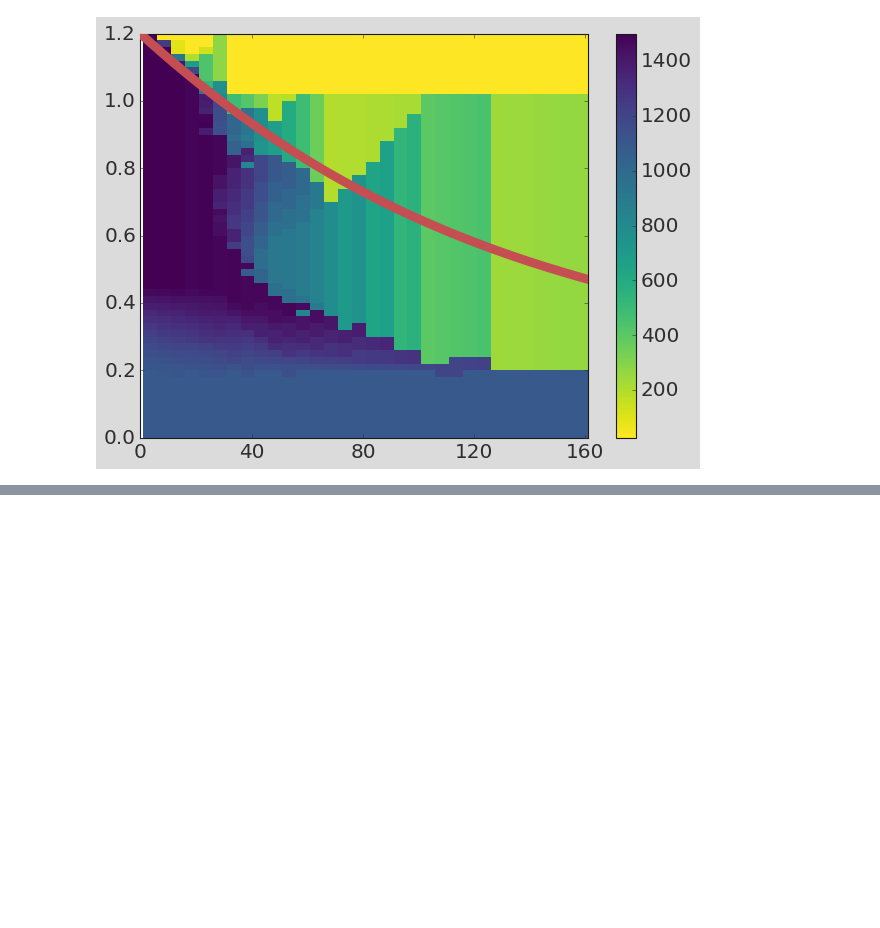
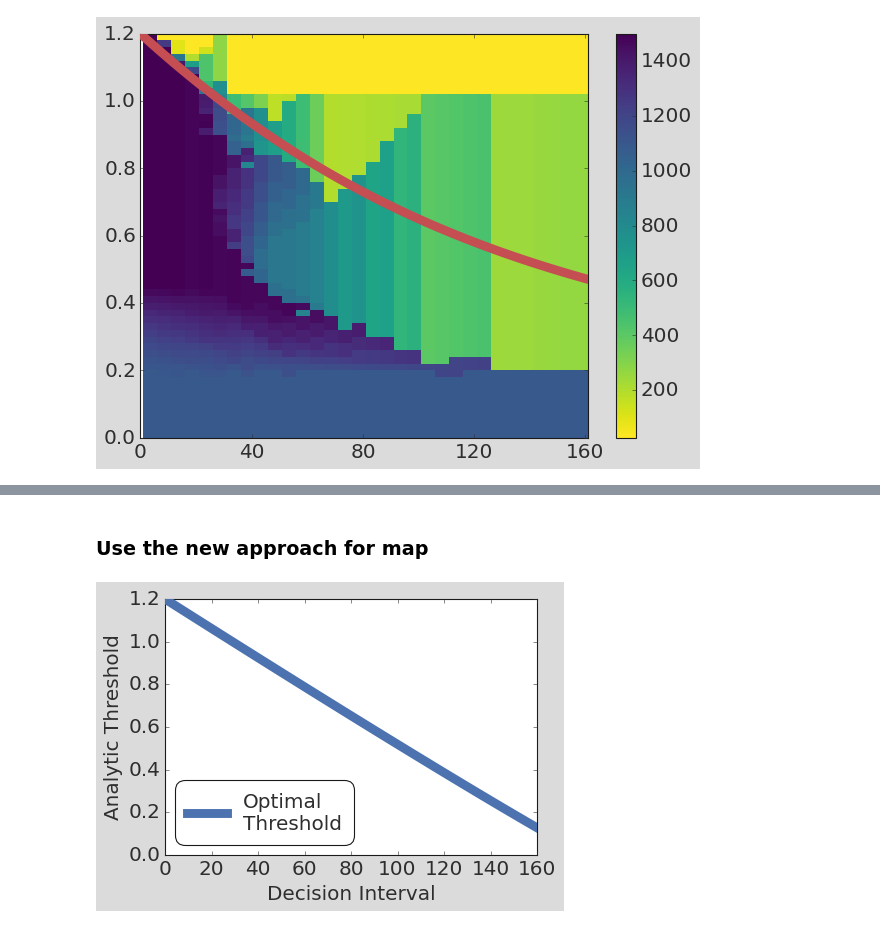
Before and after one commit to KCGallagher/AT_Model_Comparison, a Jupyter notebook: stem_cell_model/critical_threshold.ipynb, the cells around one changed output, grey strips where cells are left out. Cells and saved outputs as stored; diff of their text form; code cells hidden in the pictures; blank space fills up the shorter version.

```diff
--- a/stem_cell_model/critical_threshold.ipynb
+++ b/stem_cell_model/critical_threshold.ipynb
@@ -288,0 +346,18 @@ plt.savefig("../figures/stem_cell_model_threshold"); plt.show()
+# %% [markdown]
+### Use the new approach for map
+# %%
+def predict_N_star(tau, beta, rR, N0, R0, **kwargs):
+    return ((1.2 * N0) ** (1-beta) -  (rR * (1 - beta) * R0 * tau) / (N0 ** beta) ) ** (1 / (1-beta))
+
+# Plot these, normalising the tumour size by the initial size
+fig, ax = plt.subplots(1,1,figsize=(6,4))
+
+new_n_stars = [predict_N_star(tau=t, **stemParamDic) / stemParamDic['N0'] for t in tau_values]
+ax.plot(tau_values, new_n_stars, linewidth = 8, zorder=5, label = 'Optimal\nThreshold');
+
+
+# ax.set_ylim(-0.01,1.23); ax.tick_params(right = False, top = False)
+plt.gca().legend(loc=3, fontsize=18, numpoints=1, borderaxespad=0.7).get_frame().set_boxstyle('Round', pad=0.2, rounding_size=0.5)
+plt.xlabel("Decision Interval"); plt.ylabel("Analytic Threshold");
+# %% [output]
+[figure, added]
```
Also changed, not shown: parts of 13 cells of this notebook, 2 other files.
